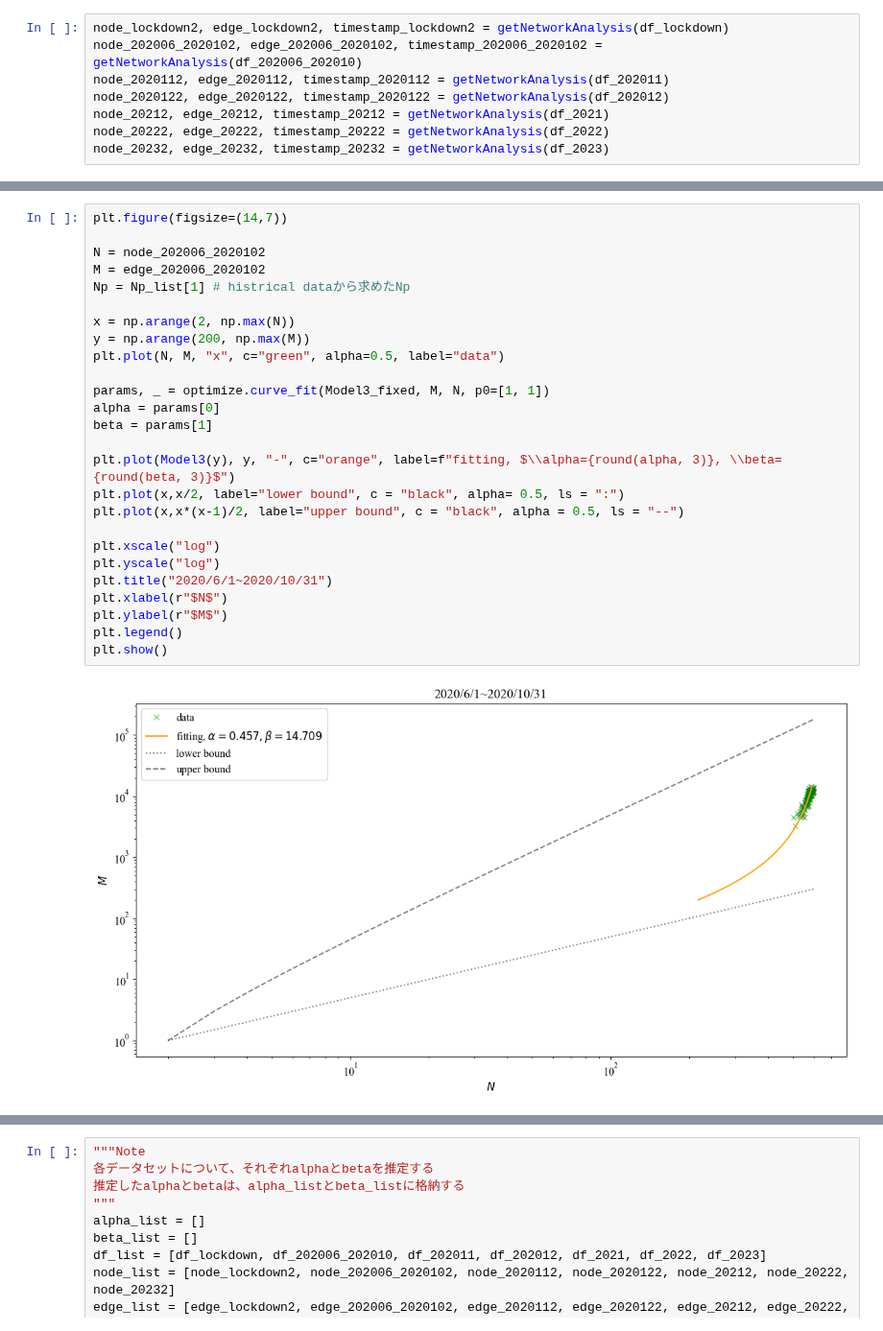
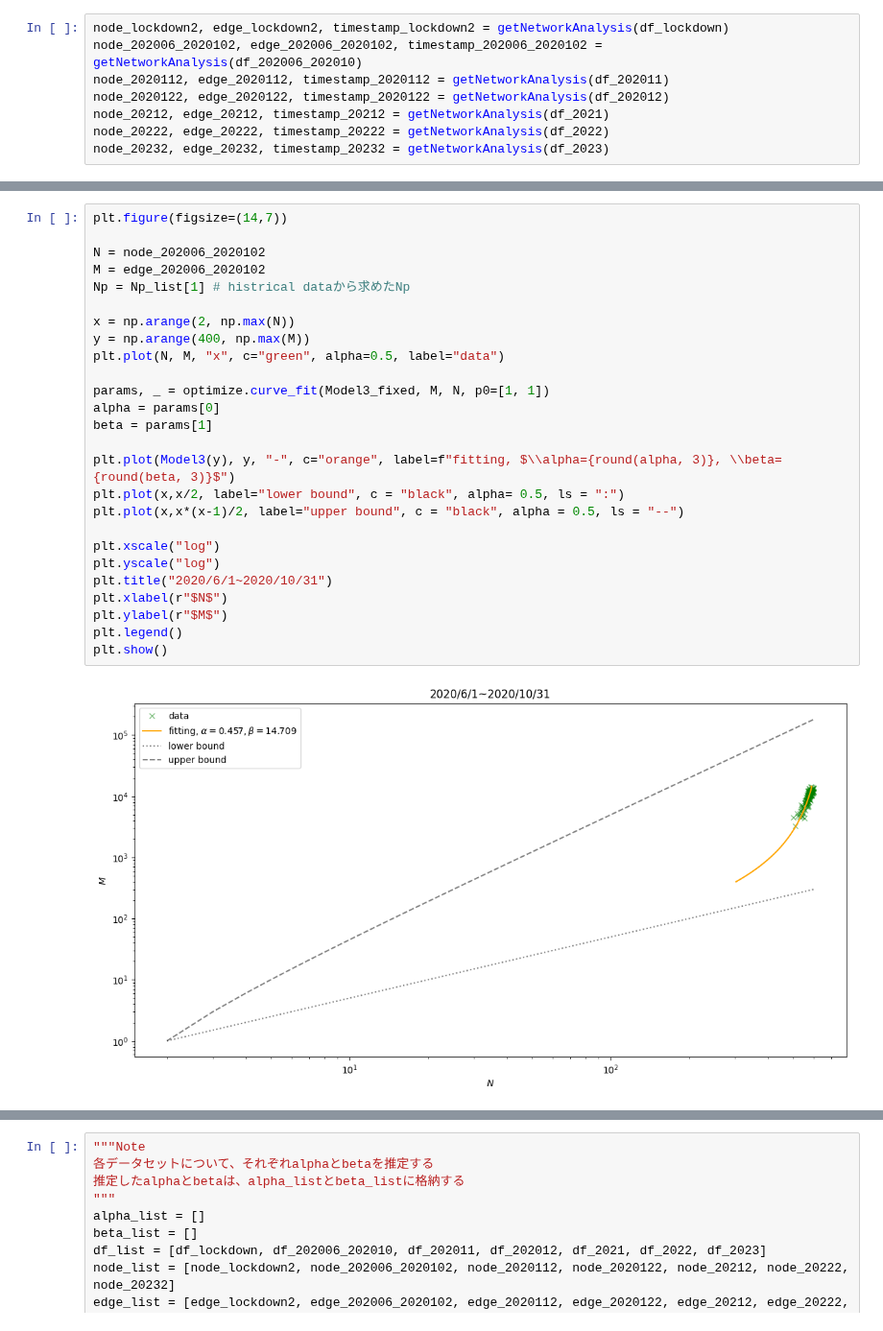
Before and after one commit to yiadka/mobility_scaling, a Jupyter notebook: notebooks/kappa_distribution.ipynb, the cells around one changed output, grey strips where cells are left out. Shown at 96% size. Cells and saved outputs as stored; diff of their text form.

```diff
--- a/notebooks/kappa_distribution.ipynb
+++ b/notebooks/kappa_distribution.ipynb
@@ -158,31 +158,31 @@ plt.show()
 # %%
 plt.figure(figsize=(14,7))
 
 N = node_202006_2020102
 M = edge_202006_2020102
 Np = Np_list[1] # histrical dataから求めたNp
 
 x = np.arange(2, np.max(N))
-y = np.arange(200, np.max(M))
+y = np.arange(400, np.max(M))
 plt.plot(N, M, "x", c="green", alpha=0.5, label="data")
 
 params, _ = optimize.curve_fit(Model3_fixed, M, N, p0=[1, 1])
 alpha = params[0]
 beta = params[1]
 
 plt.plot(Model3(y), y, "-", c="orange", label=f"fitting, $\\alpha={round(alpha, 3)}, \\beta={round(beta, 3)}$")
 plt.plot(x,x/2, label="lower bound", c = "black", alpha= 0.5, ls = ":")
 plt.plot(x,x*(x-1)/2, label="upper bound", c = "black", alpha = 0.5, ls = "--")
 
 plt.xscale("log")
 plt.yscale("log")
 plt.title("2020/6/1~2020/10/31")
 plt.xlabel(r"$N$")
 plt.ylabel(r"$M$")
 plt.legend()
 plt.show()
 # %% [output]
-[figure, old version]
+[figure, new version]
 # %%
 plt.figure(figsize=(14,7))
 
```
Also changed, not shown: parts of 11 cells of this notebook, 3 other files.
